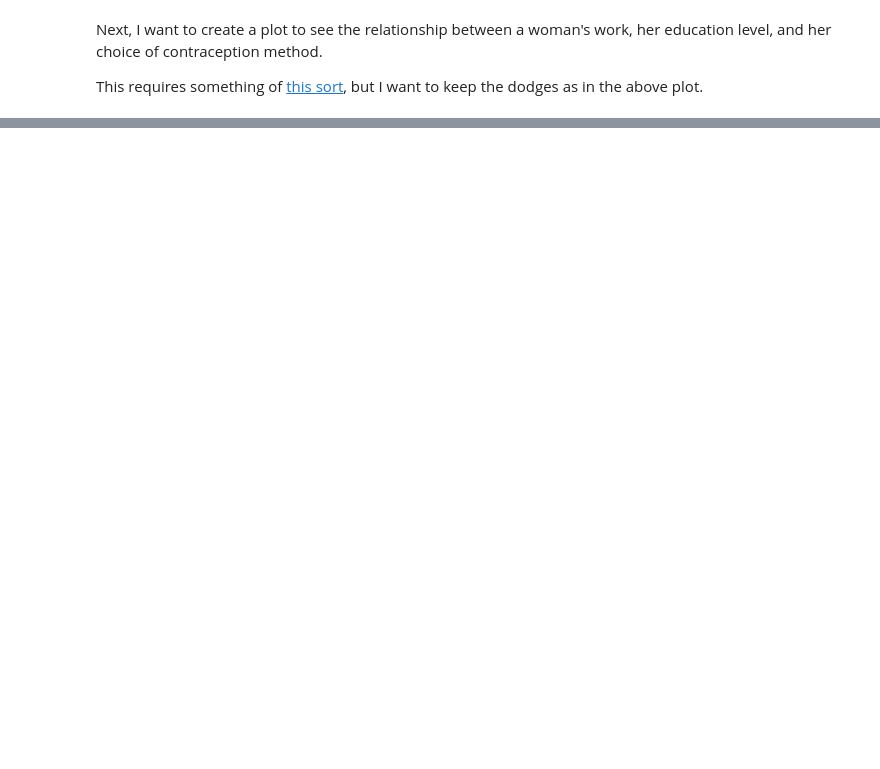
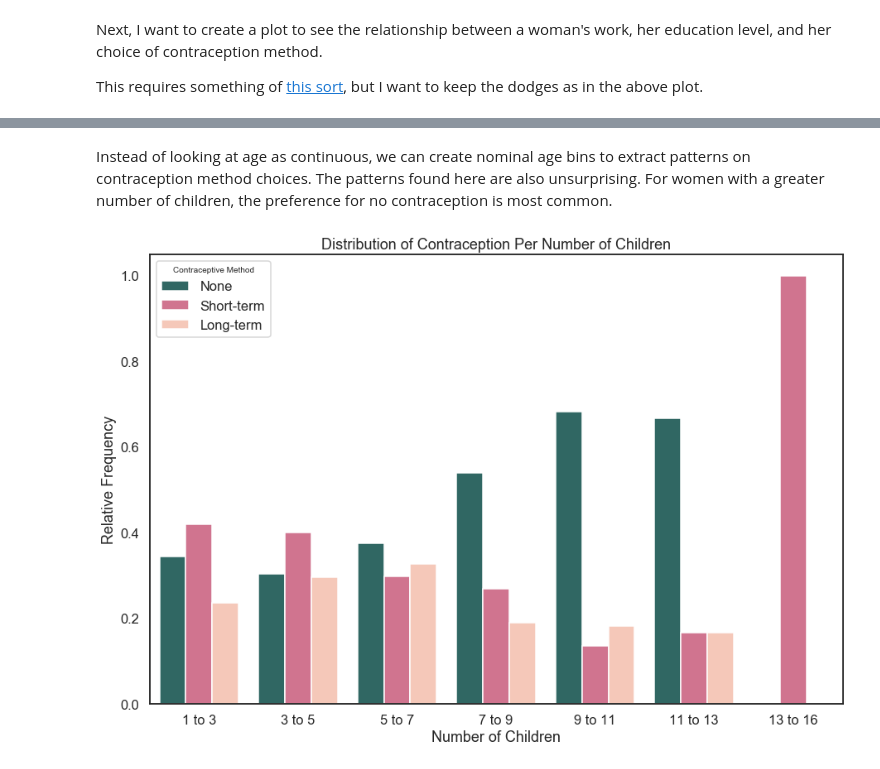
Before and after one commit to palautatan/contraception, a Jupyter notebook: 2-scripts/espejo/1-eda.ipynb, the cells around one changed output, grey strips where cells are left out. Saved outputs shown, nothing was run; the diff lists cells and outputs as text; code cells hidden in the pictures; blank space fills up the shorter version.

```diff
--- a/2-scripts/espejo/1-eda.ipynb
+++ b/2-scripts/espejo/1-eda.ipynb
@@ -246,0 +404,35 @@ educ_work_contra
+# %% [markdown]
+Instead of looking at age as continuous, we can create nominal age bins to extract patterns on contraception method choices. The patterns found here are also unsurprising. For women with a greater number of children, the preference for no contraception is most common.
+# %%
+labels = []
+edges = np.arange(1, np.max(contra['num_child'])+1, 2)
+edges[len(edges)-1] = edges[len(edges)-1]+1
+for ix in range(len(edges)-1):
+    labels.append(str(edges[ix]) + ' to ' + str(edges[ix+1]))
+
+contra['num_child_bin'] = pd.cut(contra.num_child, bins=edges, labels=labels)
+
+child_contra = contra.groupby(['num_child_bin', 'contraceptive'], as_index=False).size().to_frame().reset_index()
+child_contra = child_contra.rename({0:'count'}, axis=1)
+
+num_in_bins = contra.groupby('num_child_bin', as_index=False).size().to_frame().reset_index()
+num_in_bins = num_in_bins.rename({0:'total'}, axis=1)
+
+child_contra = child_contra.merge(num_in_bins, how='left', on='num_child_bin')
+child_contra['this_freq'] = child_contra['count'] / child_contra['total']
+
+plt.figure(figsize=(15,10))
+child_contra['contra_description'] = child_contra['contraceptive'].map({0:'None', 1:'Short-term', 2:'Long-term'})
+ax = sns.barplot(x='num_child_bin',
+            y='this_freq',
+            hue='contra_description',
+            data=child_contra,
+            palette=['#27706B', '#DF6589', '#FFC3AF'])
+
+
+ax.set(ylabel='Relative Frequency', xlabel='Number of Children', title='Distribution of Contraception Per Number of Children')
+ax.legend(title='Contraceptive Method', loc='upper left')
+plt.savefig('../../4-visuals/bar-contra-per-child.png', dpi=400)
+plt.show();
+# %% [output]
+[figure, added]
```
Also changed, not shown: parts of 49 cells of this notebook, 6 other files.
